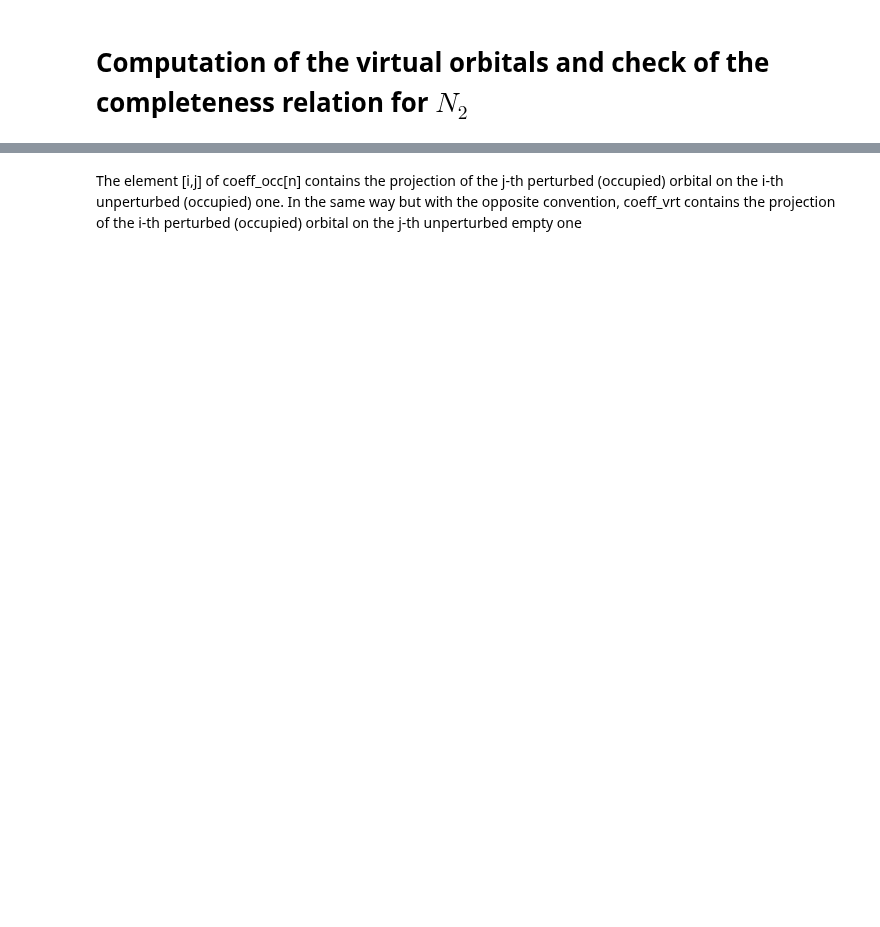
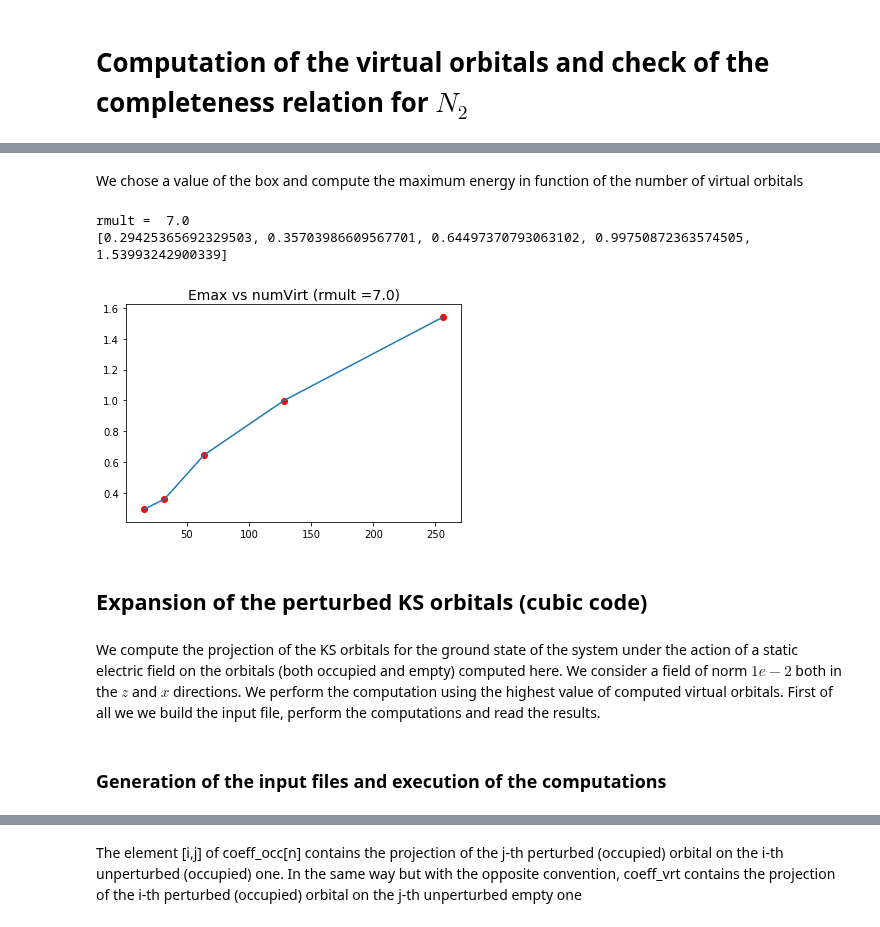
Before and after one commit to luigigenovese/KPM-nb, a Jupyter notebook: POLARIZABILITY/N2/Virtual_Orbitals_Completeness_Relation.ipynb, the cells around one changed output, grey strips where cells are left out. Cells and saved outputs as stored; diff of their text form; code cells hidden in the pictures; blank space fills up the shorter version.

```diff
--- a/POLARIZABILITY/N2/Virtual_Orbitals_Completeness_Relation.ipynb
+++ b/POLARIZABILITY/N2/Virtual_Orbitals_Completeness_Relation.ipynb
@@ -233,4 +2,0 @@ def crplot(e_v,cr,label,avg=True):
-# %%
-logs = !ls input-virt/log-N2E*_rmult7_norb256.yaml
-print(logs)
-N2data=[lf.Logfile(l) for l in logs]
@@ -246,0 +30,3 @@ coeff_vrt=np.double(np.array(coeff_vrt))
+# %%
+numVirt=[16,32,64,128,256]
+rVal = [7.0,9.0]
@@ -246,0 +49,6 @@ coeff_vrt=np.double(np.array(coeff_vrt))
+# %%
+code=C.SystemCalculator(omp=2,mpi=4)
+%cd $outputpath
+for r in rVal:
+    code.run(run_name='runs_'+str(r),skip=True,outdir='./log/')
+%cd ../
@@ -246,0 +64,15 @@ coeff_vrt=np.double(np.array(coeff_vrt))
+# %%
+Data = []
+%cd $outputpath
+for r in rVal:
+    spath = 'log/'+str('log-Rmult_')+str(r)+str('*')
+    logs = !ls $spath
+    print logs
+    Data.append([lf.Logfile(l) for l in logs])
+%cd ..
+# sort the Data list in the right order, with respect to the number of virtual orbitals
+for r in range(len(rVal)):
+    listnorbs=[len(l.evals[0][0]) for l in Data[r]]
+    ipiv=np.argsort(listnorbs)
+    Data[r]=[Data[r][i] for i in ipiv]
+# The first index of Data selects the value of rmult, the second one the number of virtual orbitals.
@@ -246,0 +84,28 @@ coeff_vrt=np.double(np.array(coeff_vrt))
+# %% [markdown]
+We chose a value of the box and compute the maximum energy in function of the number of virtual orbitals
+# %%
+r = 0
+print 'rmult = ', rVal[r]
+
+Emax=[]
+nVirt=[]
+for n in Data[r]:
+    nVirt.append(-n.log['dft']['norbv'])
+    Emax.append(n.evals[0][0][-1])
+print(Emax)
+
+plt.plot(nVirt,Emax)
+plt.scatter(nVirt,Emax, color='r')
+plt.title('Emax vs numVirt (rmult ='+str(rVal[r])+')',fontsize=14)
+plt.show()
+# %% [output]
+rmult =  7.0
+[0.29425365692329503, 0.35703986609567701, 0.64497370793063102, 0.99750872363574505, 1.53993242900339]
+[figure, added]
+# %% [markdown]
+## Expansion of the perturbed KS orbitals (cubic code)
+# %% [markdown]
+We compute the projection of the KS orbitals for the ground state of the system under the action of a static electric field on the orbitals (both occupied and empty) computed here. We consider a field of norm $1e-2$ both in the $z$ and $x$ directions. We perform the computation using the highest value of computed virtual orbitals.
+First of all we we build the input file, perform the computations and read the results.
+# %% [markdown]
+### Generation of the input files and execution of the computations
```
Also changed, not shown: parts of 121 cells of this notebook, 48 other files.
